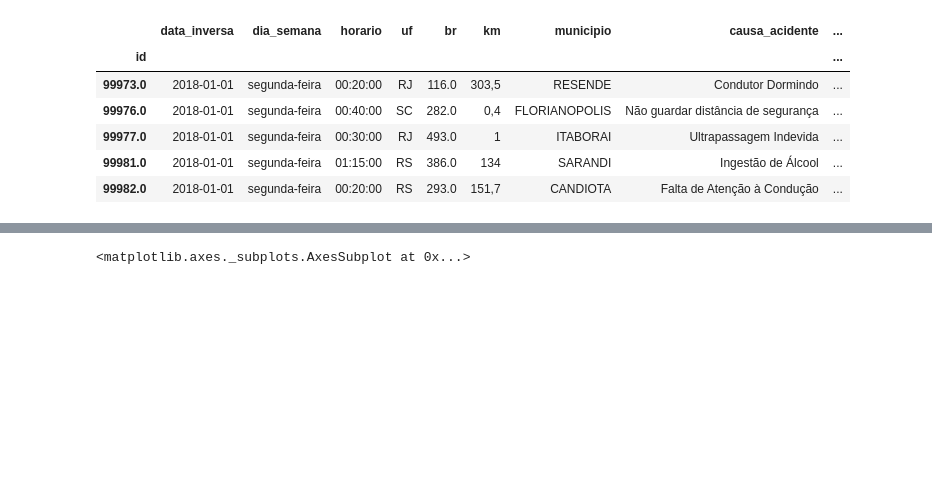
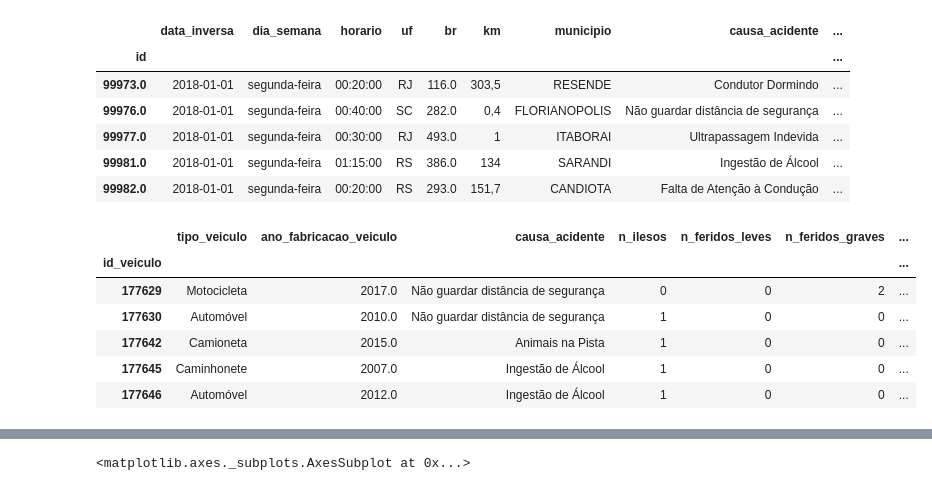
Before and after one commit to GabrielEug2/data-science-accidents, a Jupyter notebook: exploratory_analysis.ipynb, the cells around one changed output, grey strips where cells are left out. Saved outputs shown, nothing was run; the diff lists cells and outputs as text; code cells hidden in the pictures; blank space fills up the shorter version.

```diff
--- a/exploratory_analysis.ipynb
+++ b/exploratory_analysis.ipynb
@@ -79,3 +80,29 @@ accident_data.head()
 | 99977.0 | 2018-01-01 | segunda-feira | 00:30:00 | RJ | 493.0 | 1 | ITABORAI | Ultrapassagem Indevida | ... |
 | 99981.0 | 2018-01-01 | segunda-feira | 01:15:00 | RS | 386.0 | 134 | SARANDI | Ingestão de Álcool | ... |
 | 99982.0 | 2018-01-01 | segunda-feira | 00:20:00 | RS | 293.0 | 151,7 | CANDIOTA | Falta de Atenção à Condução | ... |
+# %%
+# Agrupa os dados por veículo
+grouped_by_vehicle = df.groupby('id_veiculo')
+
+vehicle_data = grouped_by_vehicle[
+    'tipo_veiculo', 'ano_fabricacao_veiculo', 'causa_acidente'
+].first()
+
+# Calcula a quantidade de feridos, mortos, etc em cada veículo
+vehicle_data['n_ilesos'] = grouped_by_vehicle['ilesos'].sum()
+vehicle_data['n_feridos_leves'] = grouped_by_vehicle['feridos_leves'].sum()
+vehicle_data['n_feridos_graves'] = grouped_by_vehicle['feridos_graves'].sum()
+vehicle_data['n_mortos'] = grouped_by_vehicle['mortos'].sum()
+vehicle_data['n_envolvidos'] = \
+    vehicle_data['n_ilesos'] + vehicle_data['n_feridos_leves'] + \
+    vehicle_data['n_feridos_graves'] + vehicle_data['n_mortos']
+
+vehicle_data.head()
+# %% [output]
+|  | tipo_veiculo | ano_fabricacao_veiculo | causa_acidente | n_ilesos | n_feridos_leves | n_feridos_graves | ... |
+| id_veiculo |  |  |  |  |  |  | ... |
+| 177629 | Motocicleta | 2017.0 | Não guardar distância de segurança | 0 | 0 | 2 | ... |
+| 177630 | Automóvel | 2010.0 | Não guardar distância de segurança | 1 | 0 | 0 | ... |
+| 177642 | Camioneta | 2015.0 | Animais na Pista | 1 | 0 | 0 | ... |
+| 177645 | Caminhonete | 2007.0 | Ingestão de Álcool | 1 | 0 | 0 | ... |
+| 177646 | Automóvel | 2012.0 | Ingestão de Álcool | 1 | 0 | 0 | ... |
```
Also changed, not shown: parts of 24 cells of this notebook, 2 other files.
